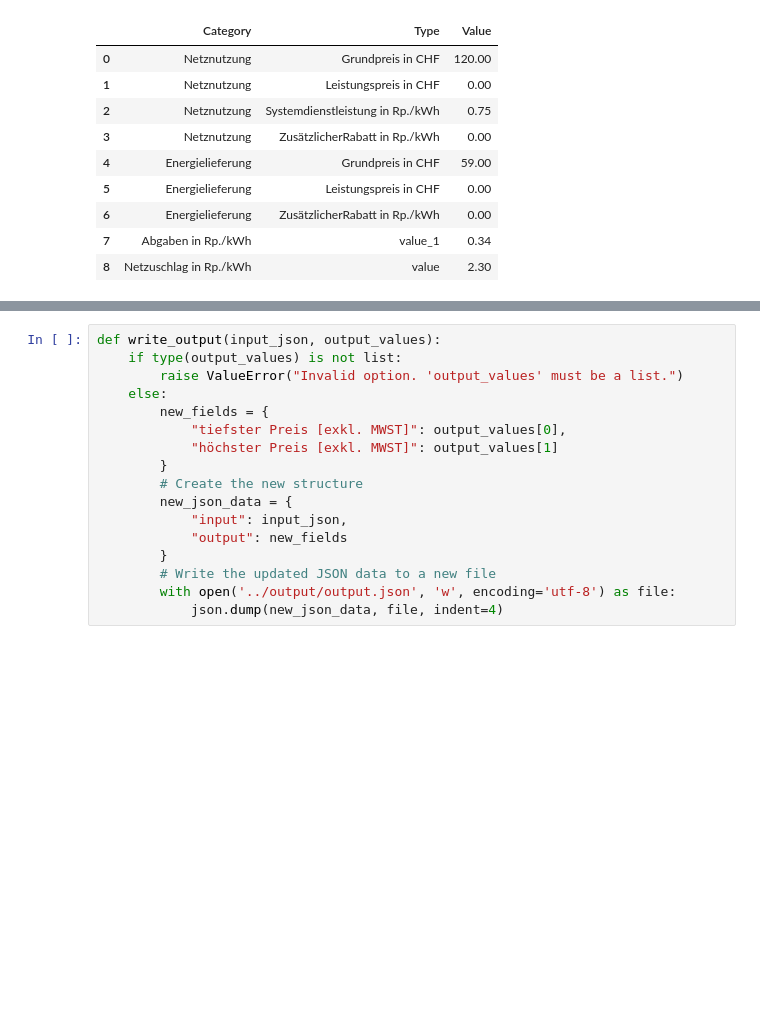
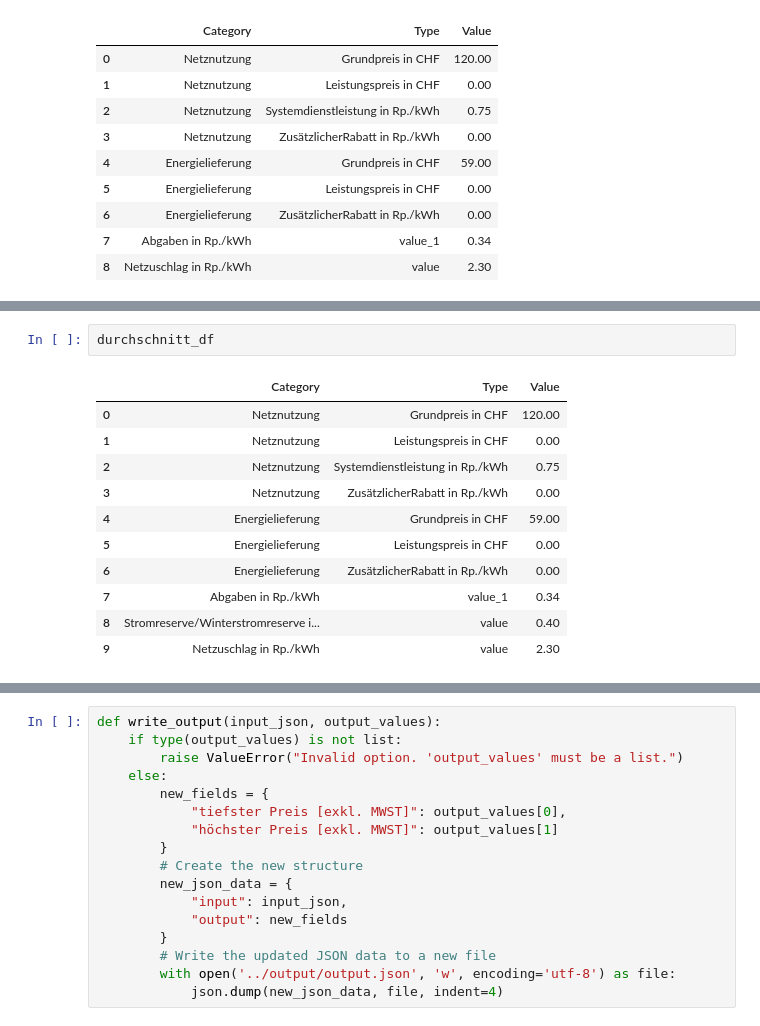
Before and after one commit to paploe/electricity-tariffs, a Jupyter notebook: elcom-calculator/test.ipynb, the cells around one changed output, grey strips where cells are left out. Cells and saved outputs as stored; diff of their text form; blank space fills up the shorter version.

Commit message:
added Stromreserve Angabe, formatted python files

```diff
--- a/elcom-calculator/test.ipynb
+++ b/elcom-calculator/test.ipynb
@@ -591,0 +599,14 @@ netzzuschlag 2.3
+# %%
+durchschnitt_df
+# %% [output]
+|  | Category | Type | Value |
+| 0 | Netznutzung | Grundpreis in CHF | 120.00 |
+| 1 | Netznutzung | Leistungspreis in CHF | 0.00 |
+| 2 | Netznutzung | Systemdienstleistung in Rp./kWh | 0.75 |
+| 3 | Netznutzung | ZusätzlicherRabatt in Rp./kWh | 0.00 |
+| 4 | Energielieferung | Grundpreis in CHF | 59.00 |
+| 5 | Energielieferung | Leistungspreis in CHF | 0.00 |
+| 6 | Energielieferung | ZusätzlicherRabatt in Rp./kWh | 0.00 |
+| 7 | Abgaben in Rp./kWh | value_1 | 0.34 |
+| 8 | Stromreserve/Winterstromreserve i... | value | 0.40 |
+| 9 | Netzuschlag in Rp./kWh | value | 2.30 |
```
Also changed, not shown: parts of 4 cells of this notebook, 3 other files.
